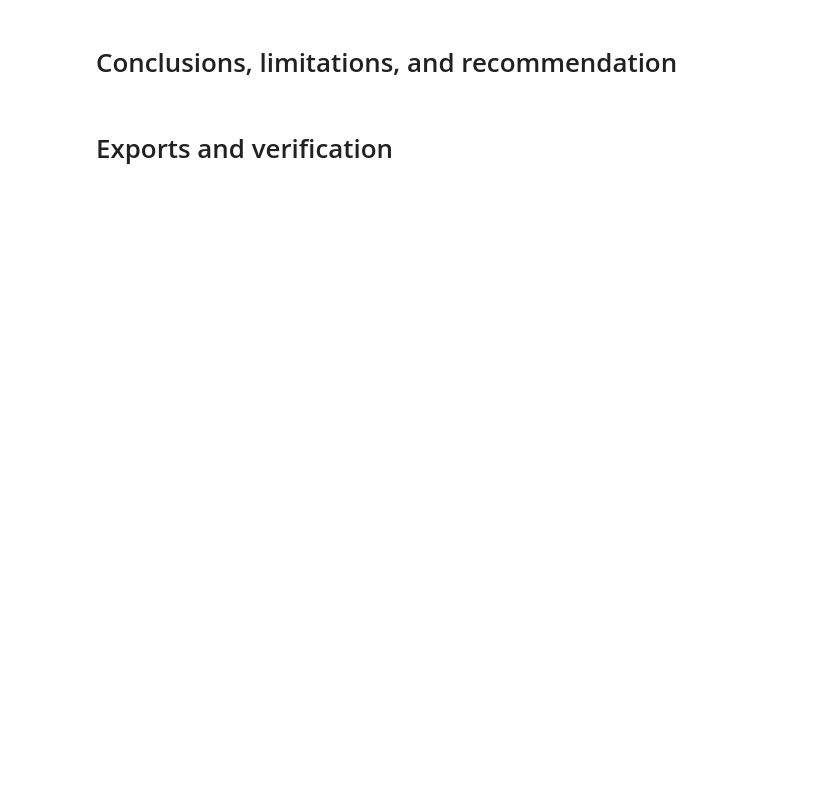
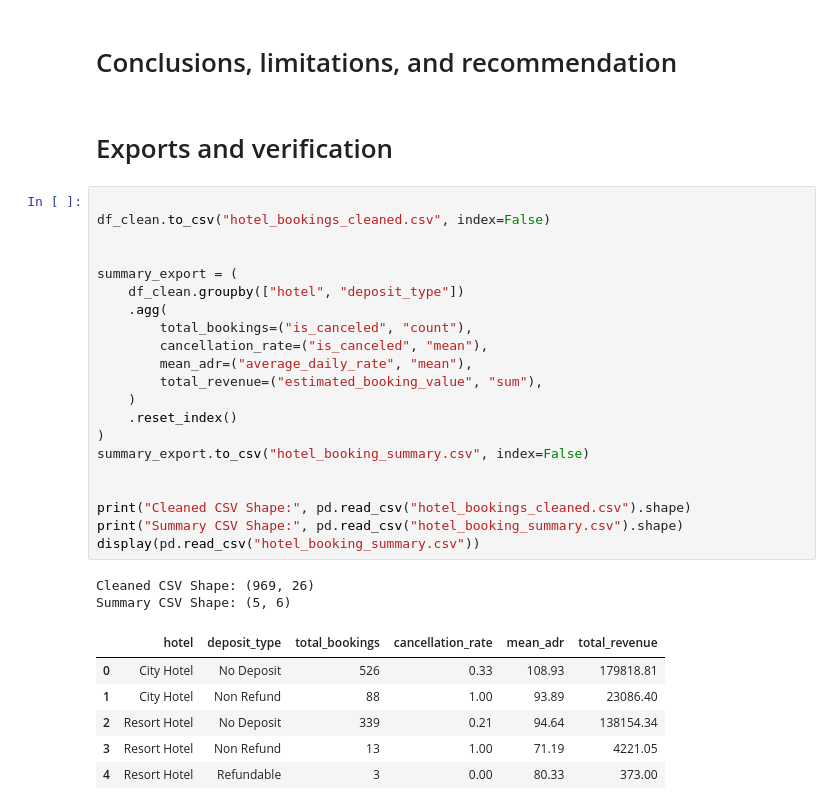
Before and after one commit to rafid213/HotelBookingProjectByMazhar, a Jupyter notebook: HoteBooking.ipynb, the cells around one changed output. Saved outputs shown, nothing was run; the diff lists cells and outputs as text; blank space fills up the shorter version.

```diff
--- a/HoteBooking.ipynb
+++ b/HoteBooking.ipynb
@@ -118,3 +434,33 @@ Numerical Variables Analysis:
 # Conclusions, limitations, and recommendation
 # %% [markdown]
 # Exports and verification
+# %%
+
+df_clean.to_csv("hotel_bookings_cleaned.csv", index=False)
+
+
+summary_export = (
+    df_clean.groupby(["hotel", "deposit_type"])
+    .agg(
+        total_bookings=("is_canceled", "count"),
+        cancellation_rate=("is_canceled", "mean"),
+        mean_adr=("average_daily_rate", "mean"),
+        total_revenue=("estimated_booking_value", "sum"),
+    )
+    .reset_index()
+)
+summary_export.to_csv("hotel_booking_summary.csv", index=False)
+
+
+print("Cleaned CSV Shape:", pd.read_csv("hotel_bookings_cleaned.csv").shape)
+print("Summary CSV Shape:", pd.read_csv("hotel_booking_summary.csv").shape)
+display(pd.read_csv("hotel_booking_summary.csv"))
+# %% [output]
+Cleaned CSV Shape: (969, 26)
+Summary CSV Shape: (5, 6)
+|  | hotel | deposit_type | total_bookings | cancellation_rate | mean_adr | total_revenue |
+| 0 | City Hotel | No Deposit | 526 | 0.33 | 108.93 | 179818.81 |
+| 1 | City Hotel | Non Refund | 88 | 1.00 | 93.89 | 23086.40 |
+| 2 | Resort Hotel | No Deposit | 339 | 0.21 | 94.64 | 138154.34 |
+| 3 | Resort Hotel | Non Refund | 13 | 1.00 | 71.19 | 4221.05 |
+| 4 | Resort Hotel | Refundable | 3 | 0.00 | 80.33 | 373.00 |
```
Also changed, not shown: parts of 10 cells of this notebook.
